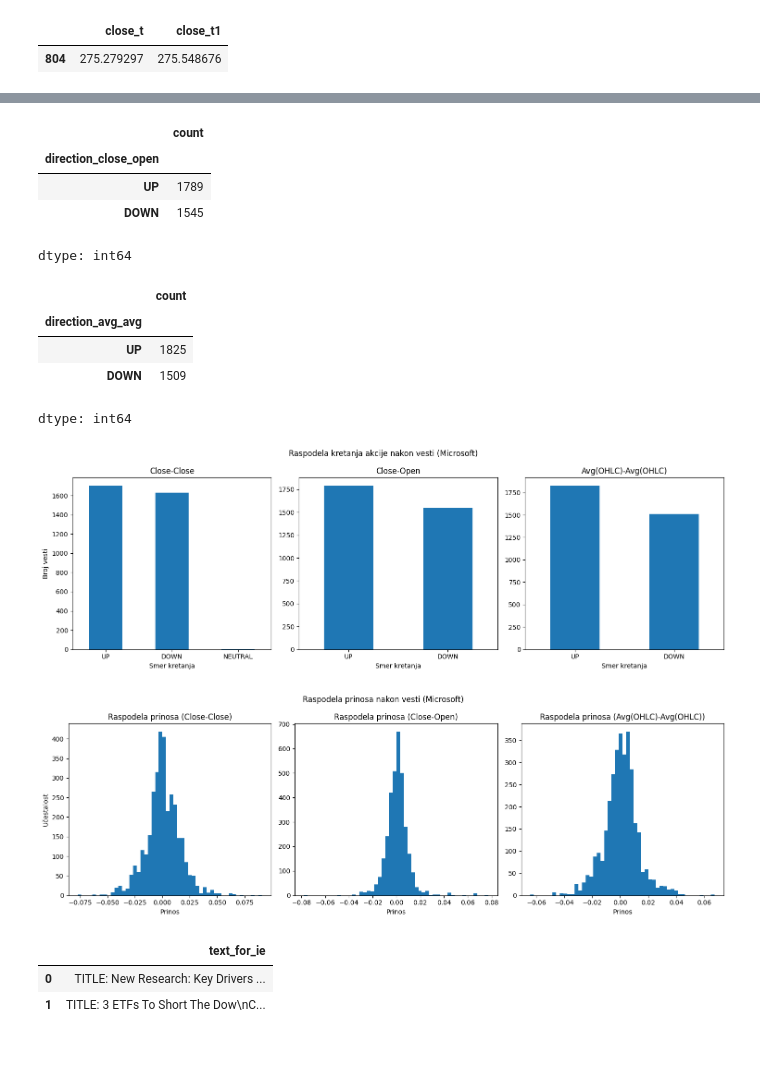
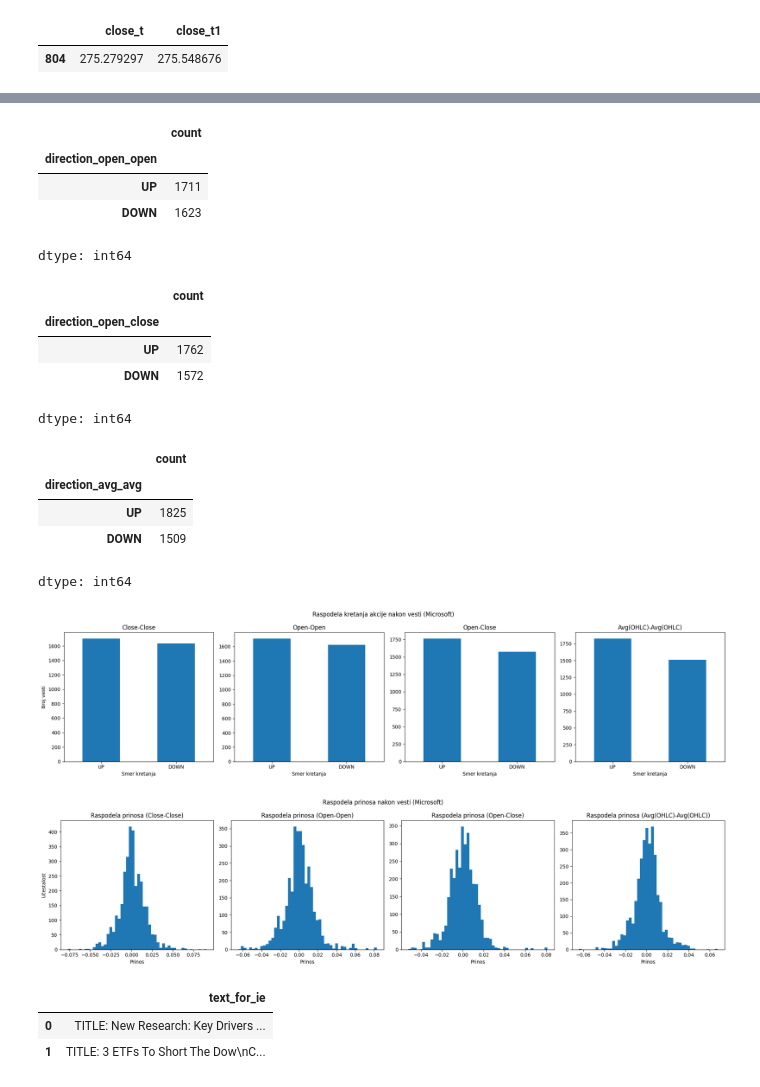
Before and after one commit to aleksandrabegovic/apple_sentiment_analiza, a Jupyter notebook: SentimentMicrosoft.ipynb, the cells around one changed output, grey strips where cells are left out. Cells and saved outputs as stored; diff of their text form; code cells hidden in the pictures; blank space fills up the shorter version.

Commit message:
Dodat prinos open-open

```diff
--- a/SentimentMicrosoft.ipynb
+++ b/SentimentMicrosoft.ipynb
@@ -216,3 +211,19 @@ msft_merged["direction_avg_avg"] = np.where(
+# %%
+msft_merged["direction_close_close"] = msft_merged["return_close_close"].apply(
+    lambda x: "UP" if x > 0 else "DOWN"
+)
+
+msft_merged["direction_open_open"] = msft_merged["return_open_open"].apply(
+    lambda x: "UP" if x > 0 else "DOWN"
+)
+
+msft_merged["direction_open_close"] = msft_merged["return_open_close"].apply(
+    lambda x: "UP" if x > 0 else "DOWN"
+)
+
+msft_merged["direction_avg_avg"] = msft_merged["return_avg_avg"].apply(
+    lambda x: "UP" if x > 0 else "DOWN"
+)
 # %%
 msft_merged["direction_close_close"].value_counts()
 # %% [output]
@@ -224,12 +234,20 @@ msft_merged["direction_close_close"].value_counts()
 dtype: int64
 # %%
-msft_merged["direction_close_open"].value_counts()
+msft_merged["direction_open_open"].value_counts()
 # %% [output]
 |  | count |
-| direction_close_open |  |
-| UP | 1789 |
-| DOWN | 1545 |
+| direction_open_open |  |
+| UP | 1711 |
+| DOWN | 1623 |
 dtype: int64
+# %%
+msft_merged["direction_open_close"].value_counts()
+# %% [output]
+|  | count |
+| direction_open_close |  |
+| UP | 1762 |
+| DOWN | 1572 |
+dtype: int64
 # %%
 msft_merged["direction_avg_avg"].value_counts()
 # %% [output]
@@ -241,42 +259,50 @@ dtype: int64
 # %%
 import matplotlib.pyplot as plt
 
-fig, axes = plt.subplots(1, 3, figsize=(15,5))
+fig, axes = plt.subplots(1, 4, figsize=(20,5))
 
 # close-close
 msft_merged["direction_close_close"].value_counts().plot(
     kind="bar", ax=axes[0]
 )
 axes[0].set_title("Close-Close")
 axes[0].set_xlabel("Smer kretanja")
 axes[0].set_ylabel("Broj vesti")
 axes[0].tick_params(axis='x', rotation=0)
 
-# close-open
-msft_merged["direction_close_open"].value_counts().plot(
+# open-open
+msft_merged["direction_open_open"].value_counts().plot(
     kind="bar", ax=axes[1]
 )
-axes[1].set_title("Close-Open")
+axes[1].set_title("Open-Open")
 axes[1].set_xlabel("Smer kretanja")
 axes[1].tick_params(axis='x', rotation=0)
 
+# open-close
+msft_merged["direction_open_close"].value_counts().plot(
+    kind="bar", ax=axes[2]
+)
+axes[2].set_title("Open-Close")
+axes[2].set_xlabel("Smer kretanja")
+axes[2].tick_params(axis='x', rotation=0)
+
 # avg-avg
 msft_merged["direction_avg_avg"].value_counts().plot(
-    kind="bar", ax=axes[2]
+    kind="bar", ax=axes[3]
 )
-axes[2].set_title("Avg(OHLC)-Avg(OHLC)")
-axes[2].set_xlabel("Smer kretanja")
-axes[2].tick_params(axis='x', rotation=0)
+axes[3].set_title("Avg(OHLC)-Avg(OHLC)")
+axes[3].set_xlabel("Smer kretanja")
+axes[3].tick_params(axis='x', rotation=0)
 
 plt.suptitle("Raspodela kretanja akcije nakon vesti (Microsoft)")
 plt.tight_layout()
 plt.show()
 # %% [output]
-[figure, old version]
+[figure, new version]
 # %%
 import matplotlib.pyplot as plt
 
-fig, axes = plt.subplots(1, 3, figsize=(15,5))
+fig, axes = plt.subplots(1, 4, figsize=(20,5))
 
 # Close-Close
 axes[0].hist(msft_merged["return_close_close"].dropna(), bins=50)
@@ -284,21 +310,26 @@ axes[0].set_title("Raspodela prinosa (Close-Close)")
 axes[0].set_xlabel("Prinos")
 axes[0].set_ylabel("Učestalost")
 
-# Close-Open
-axes[1].hist(msft_merged["return_close_open"].dropna(), bins=50)
-axes[1].set_title("Raspodela prinosa (Close-Open)")
+# Open-Open
+axes[1].hist(msft_merged["return_open_open"].dropna(), bins=50)
+axes[1].set_title("Raspodela prinosa (Open-Open)")
 axes[1].set_xlabel("Prinos")
 
+# Open-Close
+axes[2].hist(msft_merged["return_open_close"].dropna(), bins=50)
+axes[2].set_title("Raspodela prinosa (Open-Close)")
+axes[2].set_xlabel("Prinos")
+
 # Avg-Avg
-axes[2].hist(msft_merged["return_avg_avg"].dropna(), bins=50)
-axes[2].set_title("Raspodela prinosa (Avg(OHLC)-Avg(OHLC))")
-axes[2].set_xlabel("Prinos")
+axes[3].hist(msft_merged["return_avg_avg"].dropna(), bins=50)
+axes[3].set_title("Raspodela prinosa (Avg(OHLC)-Avg(OHLC))")
+axes[3].set_xlabel("Prinos")
 
 plt.suptitle("Raspodela prinosa nakon vesti (Microsoft)")
 plt.tight_layout()
 plt.show()
 # %% [output]
-[figure, old version]
+[figure, new version]
 # %%
 import os
 from google.colab import userdata
```
Also changed, not shown: parts of 32 cells of this notebook.
